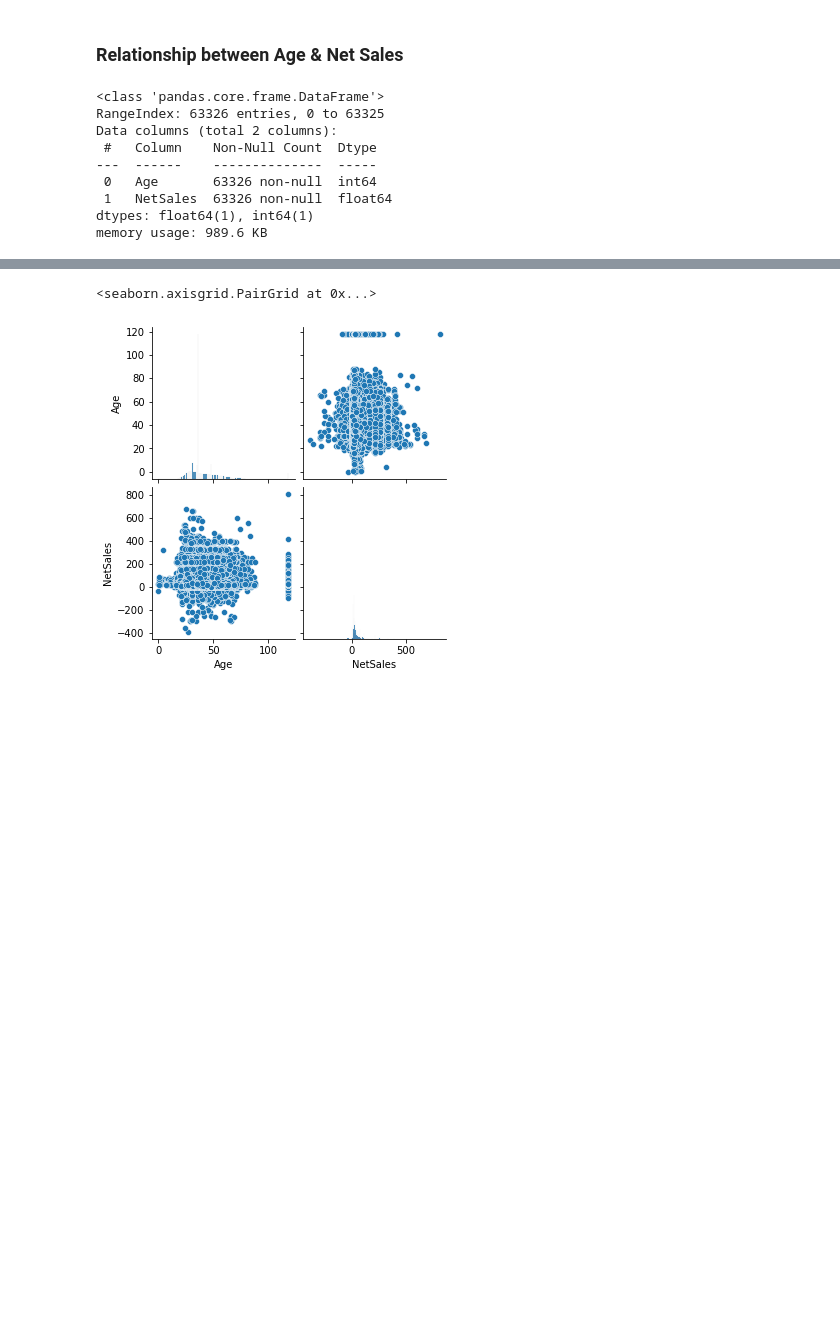
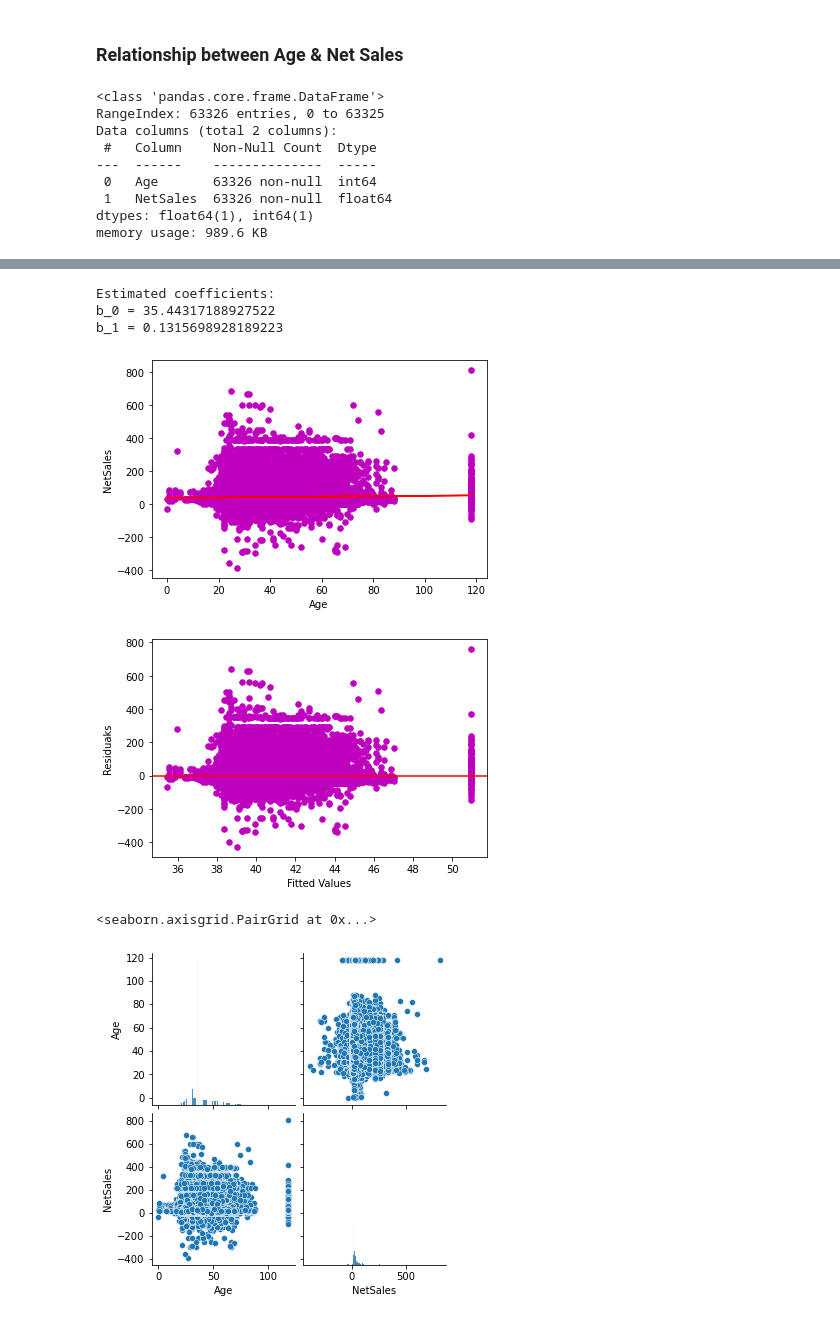
Before and after one commit to ZiSyuen/MASA-Hackathon, a Jupyter notebook: Main.ipynb, the cells around one changed output, grey strips where cells are left out. Cells and saved outputs as stored; diff of their text form; code cells hidden in the pictures; blank space fills up the shorter version.

```diff
--- a/Testing01.ipynb
+++ b/Main.ipynb
@@ -317,3 +256,28 @@ b_1 = 0.1315698928189223
+# %%
+ def main():
+    # observations / data
+    x = dftest2['Age']
+    y = dftest2['NetSales']
+
+    # estimating coefficients
+    b = estimate_coef(x, y)
+    print("Estimated coefficients:\nb_0 = {}  \
+          \nb_1 = {}".format(b[0], b[1]))
+
+    # plotting regression line
+    plot_regression_line(x, y, b)
+
+    # checking assumptions
+    plot_residuals_against_fitted_values(x,y,b)
+
+if __name__ == "__main__":
+    main()
+# %% [output]
+Estimated coefficients:
+b_0 = 35.44317188927522
+b_1 = 0.1315698928189223
+[figure, added]
+[figure, added]
 # %%
 # Relationship of dataset
 sns.pairplot(dftest2)
```
Also changed, not shown: parts of 10 cells of this notebook.
